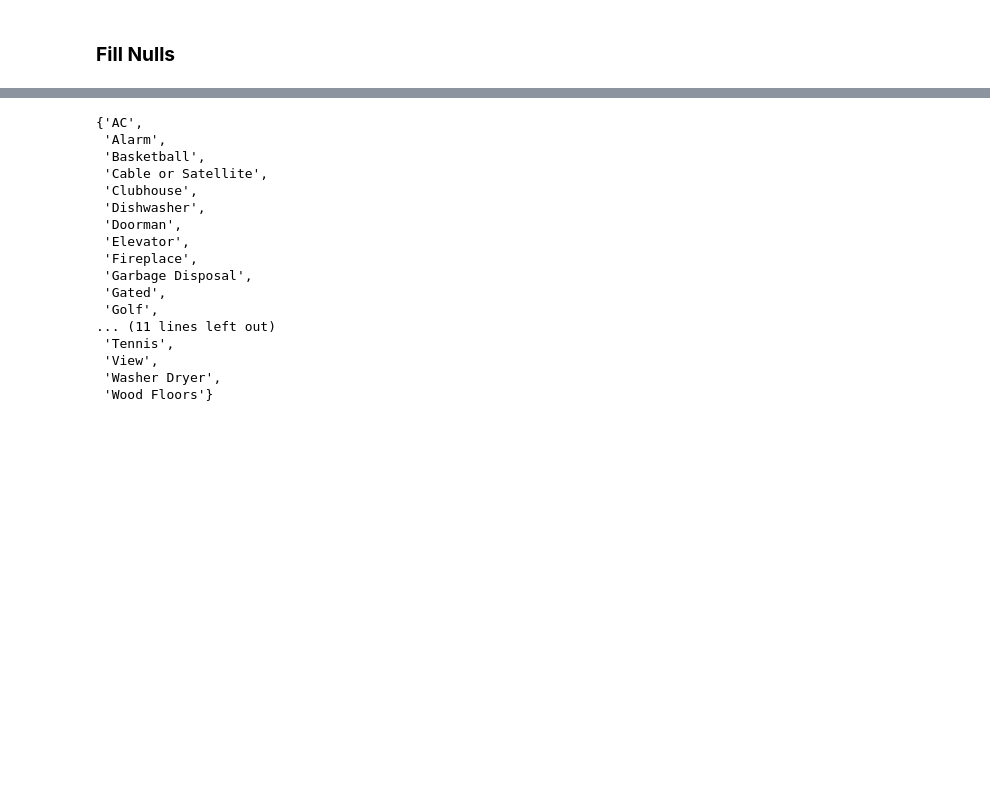
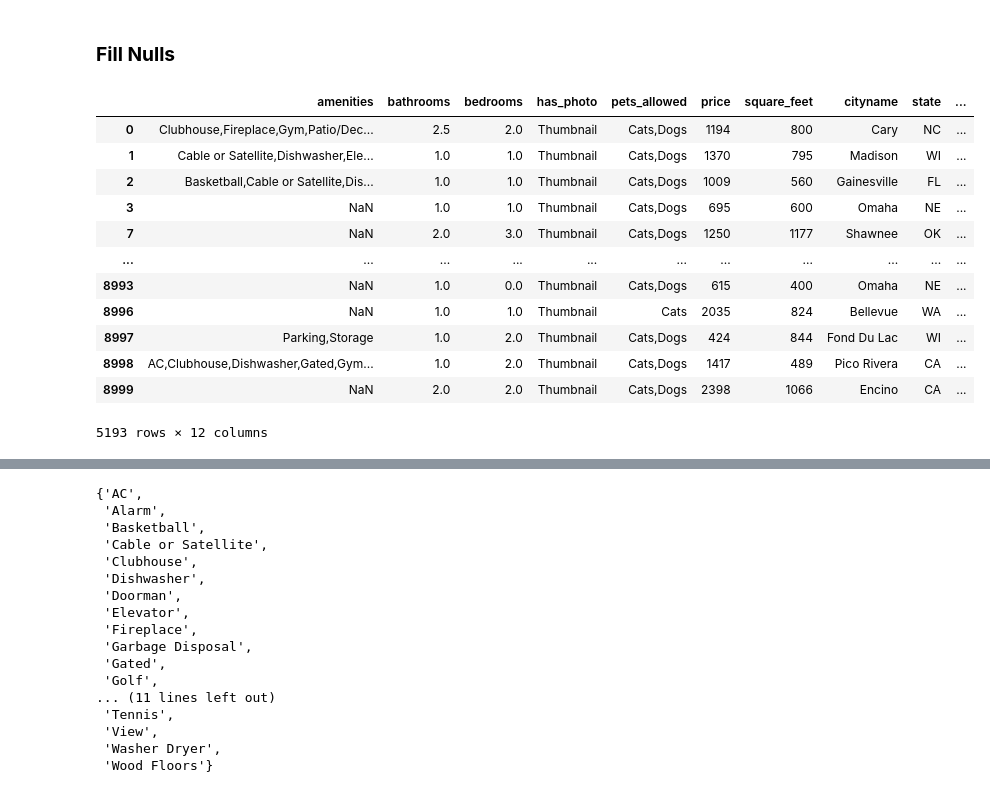
Before and after one commit to MoazZekry/ApartmentRentPrediction, a Jupyter notebook: ApartmentRentPredictionPr.ipynb, the cells around one changed output, grey strips where cells are left out. Saved outputs shown, nothing was run; the diff lists cells and outputs as text; code cells hidden in the pictures; blank space fills up the shorter version.

```diff
--- a/ApartmentRentPredictionPr.ipynb
+++ b/ApartmentRentPredictionPr.ipynb
@@ -258,4 +260,20 @@ null_data["pets_allowed"]=null_data["pets_allowed"].fillna("No")
 null_data["pets_allowed"]=null_data["pets_allowed"].astype("category")
+# %%
+pets_allowed_fill_data
+# %% [output]
+|  | amenities | bathrooms | bedrooms | has_photo | pets_allowed | price | square_feet | cityname | state | ... |
+| 0 | Clubhouse,Fireplace,Gym,Patio/Dec... | 2.5 | 2.0 | Thumbnail | Cats,Dogs | 1194 | 800 | Cary | NC | ... |
+| 1 | Cable or Satellite,Dishwasher,Ele... | 1.0 | 1.0 | Thumbnail | Cats,Dogs | 1370 | 795 | Madison | WI | ... |
+| 2 | Basketball,Cable or Satellite,Dis... | 1.0 | 1.0 | Thumbnail | Cats,Dogs | 1009 | 560 | Gainesville | FL | ... |
+| 3 | NaN | 1.0 | 1.0 | Thumbnail | Cats,Dogs | 695 | 600 | Omaha | NE | ... |
+| 7 | NaN | 2.0 | 3.0 | Thumbnail | Cats,Dogs | 1250 | 1177 | Shawnee | OK | ... |
+| ... | ... | ... | ... | ... | ... | ... | ... | ... | ... | ... |
+| 8993 | NaN | 1.0 | 0.0 | Thumbnail | Cats,Dogs | 615 | 400 | Omaha | NE | ... |
+| 8996 | NaN | 1.0 | 1.0 | Thumbnail | Cats | 2035 | 824 | Bellevue | WA | ... |
+| 8997 | Parking,Storage | 1.0 | 2.0 | Thumbnail | Cats,Dogs | 424 | 844 | Fond Du Lac | WI | ... |
+| 8998 | AC,Clubhouse,Dishwasher,Gated,Gym... | 1.0 | 2.0 | Thumbnail | Cats,Dogs | 1417 | 489 | Pico Rivera | CA | ... |
+| 8999 | NaN | 2.0 | 2.0 | Thumbnail | Cats,Dogs | 2398 | 1066 | Encino | CA | ... |
+5193 rows × 12 columns
 # %%
 null_data["pets_allowed"].value_counts()
 # %% [output]
```
Also changed, not shown: parts of 24 cells of this notebook.
